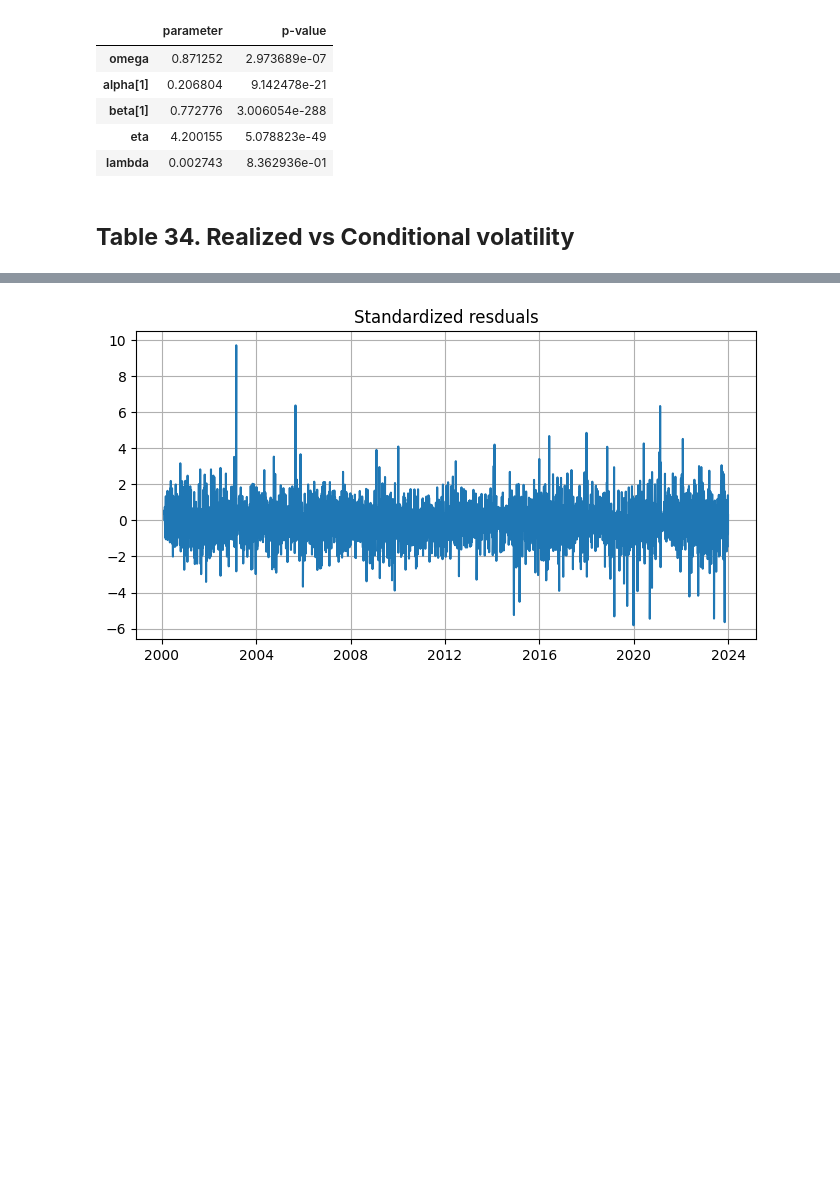
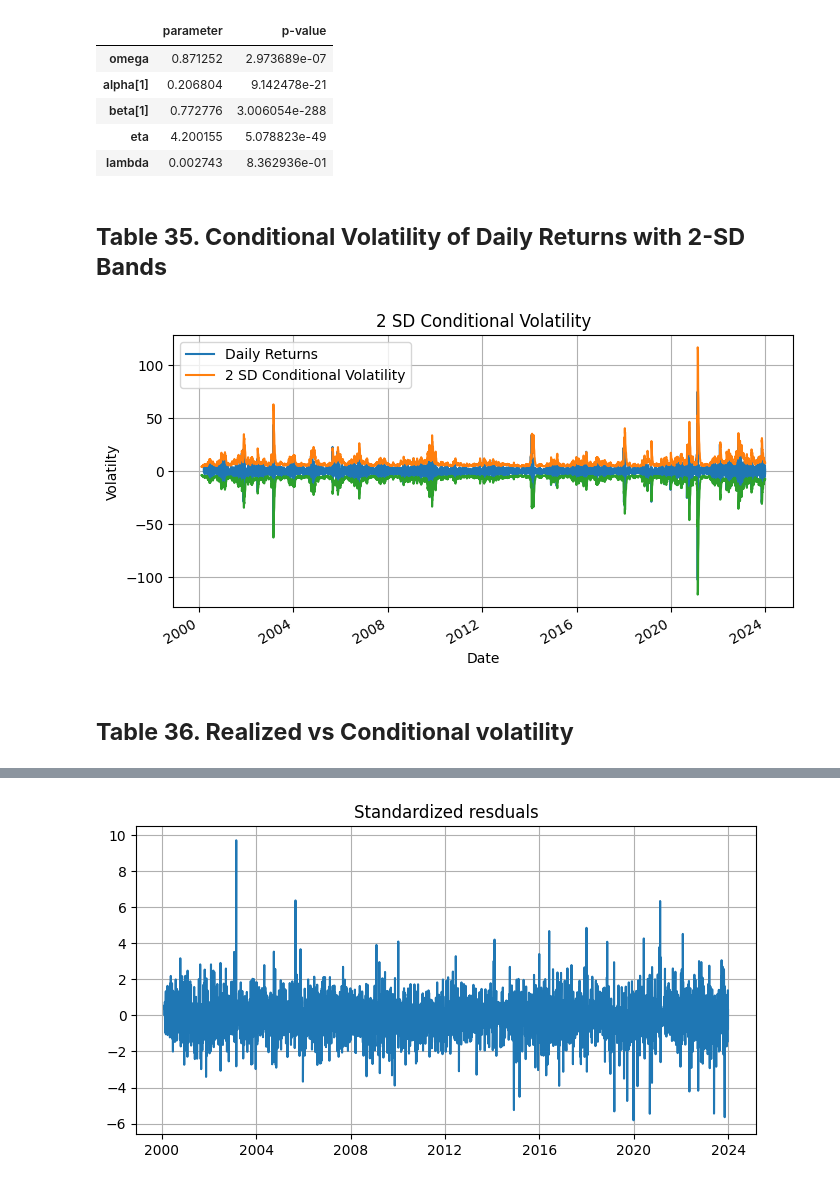
Before and after one commit to saritmaitra/Nonlinear-Modeling, a Jupyter notebook: chapter2_volatility.ipynb, the cells around one changed output, grey strips where cells are left out. Drawn from its saved outputs; the diff is of its cells as text; code cells hidden in the pictures; blank space fills up the shorter version.

```diff
--- a/chapter2_volatility.ipynb
+++ b/chapter2_volatility.ipynb
@@ -138 +158,14 @@ data.head()
+# %%
+start = dt.datetime(2000, 1, 1)
+end = dt.datetime(2023, 12, 31)
+data = pdr.get_data_fred('DHHNGSP', start = start, end = end).dropna()
+
+data.index = pd.to_datetime(data.index)
+data = data.asfreq('D')
+
+data['Returns'] = np.log(data['DHHNGSP'] / data['DHHNGSP'].shift(1)) * 100
+data.dropna(inplace=True)
+
+data['Rolling_Volatility'] = data['Returns'].rolling(window = 20).std() * np.sqrt(252)
+data.dropna(inplace=True)
 # %% [markdown]
@@ -388,3 +421,28 @@ parameters
 | beta[1] | 0.772776 | 3.006054e-288 |
 | eta | 4.200155 | 5.078823e-49 |
 | lambda | 0.002743 | 8.362936e-01 |
+# %% [markdown]
+## **Table 35. Conditional Volatility of Daily Returns with 2-SD Bands**
+# %%
+fig, ax = plt.subplots(figsize = (8, 4))
+data['Returns'].plot(ax = ax,
+                     label = "Daily Returns",
+                     linewidth = 1.5)
+
+(2 * garch_model.conditional_volatility).plot(
+    ax = ax,
+    label = "2 SD Conditional Volatility",
+    linewidth = 1.5)
+
+(-2 * garch_model.conditional_volatility.rename("")).plot(
+    ax = ax,
+    linewidth = 1.5)
+
+plt.xlabel("Date")
+plt.ylabel("Volatilty")
+plt.title ("2 SD Conditional Volatility")
+plt.legend()
+plt.grid()
+plt.show()
+# %% [output]
+[figure, added]
@@ -391,2 +452,2 @@ parameters
 # %% [markdown]
-## **Table 34. Realized vs Conditional volatility**
+## **Table 36. Realized vs Conditional volatility**
```
Also changed, not shown: parts of 63 cells of this notebook.
